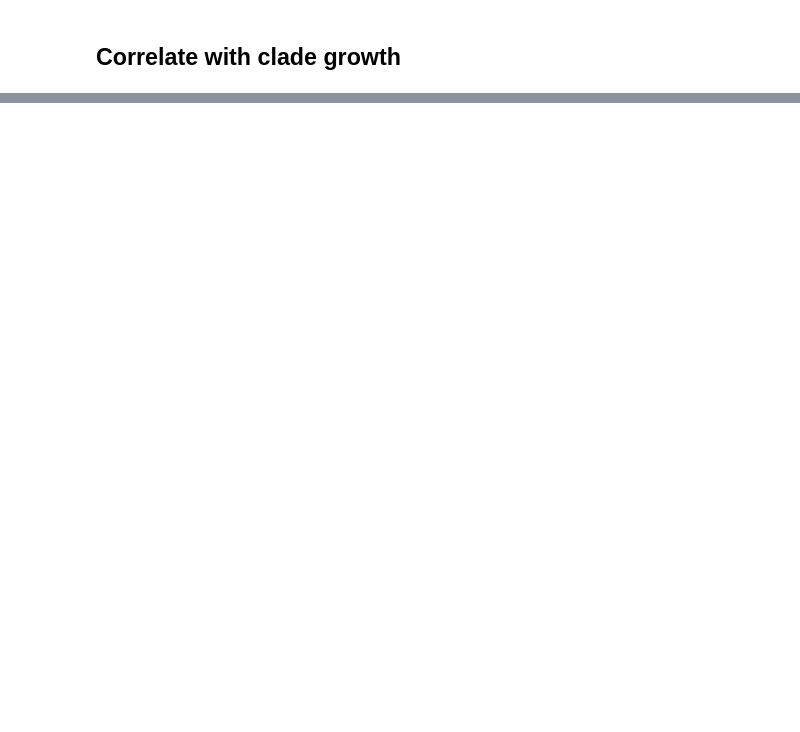
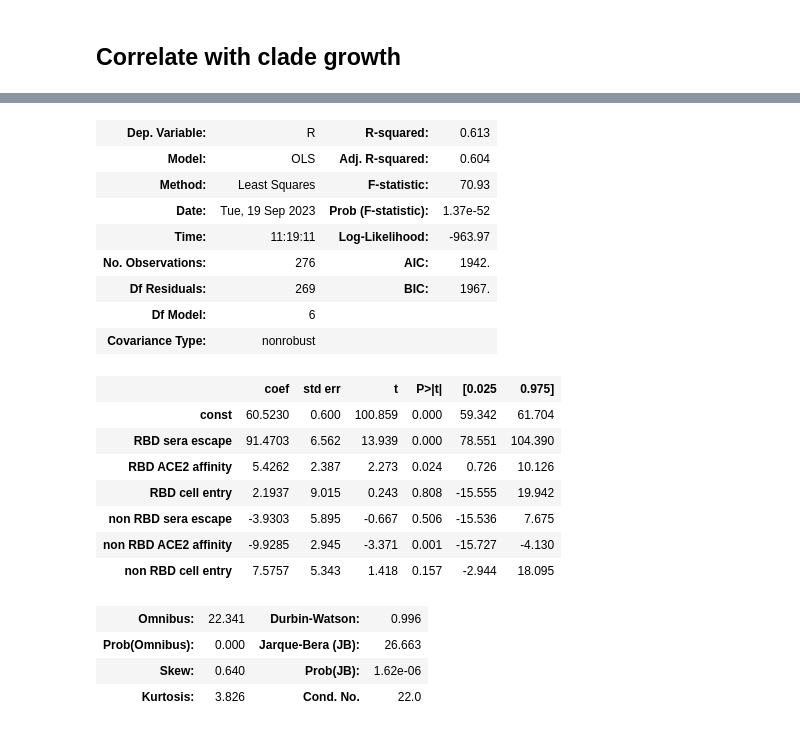
Before and after one commit to dms-vep/SARS-CoV-2_XBB.1.5_spike_DMS, a Jupyter notebook: notebooks/compare_natural.ipynb, the cells around one changed output, grey strips where cells are left out. Cells and saved outputs as stored; diff of their text form; code cells hidden in the pictures; blank space fills up the shorter version.

```diff
--- a/notebooks/compare_natural.ipynb
+++ b/notebooks/compare_natural.ipynb
@@ -28,7 +28,7 @@ pango_randomized_dms_phenotypes_csv = (
 )
 pango_by_date_html = "results/compare_natural/pango_dms_phenotypes_by_date.html"
 pango_affinity_vs_escape_html = "results/compare_natural/pango_affinity_vs_escape.html"
-n_random = 100
+n_random = 10
 exclude_clades = []
 
 import os
@@ -588,0 +546,57 @@ array(['L455F; F456L', 'L455F; F456L; S704L', 'L455F; F456L; V511I',
+# %%
+# pivot DMS data to get phenotypes
+ols_vars = (
+    pango_dms_growth_df
+    .rename(
+        columns={
+            "phenotype": "full spike",
+            "phenotype_RBD_only": "RBD",
+            "phenotype_nonRBD_only": "non RBD",
+        }
+    )
+    .assign(
+        # group muts missing data from all phenotypes
+        **{
+            f"muts_from_{dms_clade}_missing_data": lambda x: (
+                x.groupby("clade")
+                [f"muts_from_{dms_clade}_missing_data"]
+                .transform(
+                    lambda s: "; ".join(dict.fromkeys([m for ms in s.str.split("; ") for m in ms if m]))
+                )
+            ),
+        }
+    )
+    .pivot_table(
+        index=[
+            "clade",
+            "R",
+            "date",
+            "muts_from_XBB",
+            "muts_from_XBB.1.5",
+            "muts_from_XBB.1.5_missing_data",
+            "seq_volume",
+        ],
+        columns="DMS_phenotype",
+        values=["full spike", "RBD", "non RBD"],
+    )
+    .reset_index()
+)
+# flatten column names
+ols_vars.columns = [" ".join(c).strip() for c in ols_vars.columns.values]
+
+# https://www.einblick.ai/python-code-examples/ordinary-least-squares-regression-statsmodels/
+for name, exog_vars in [
+    ("full spike", [f"full spike {c}" for c in phenotypes]),
+    (
+        "RBD and non-RBD separately",
+        [f"{d} {c}" for d in ["RBD", "non RBD"] for c in phenotypes],
+    ),
+]:
+    print(f"Fitting for {name}:\n")
+    ols_model = statsmodels.api.OLS(
+        endog=ols_vars[["R"]],
+        exog=statsmodels.api.add_constant(ols_vars[exog_vars]),
+    )
+    res_ols = ols_model.fit()
+    display(res_ols.summary())
+# %% [output]
@@ -588,0 +627,21 @@ array(['L455F; F456L', 'L455F; F456L; S704L', 'L455F; F456L; V511I',
+| Dep. Variable: | R | R-squared: | 0.613 |
+| Model: | OLS | Adj. R-squared: | 0.604 |
+| Method: | Least Squares | F-statistic: | 70.93 |
+| Date: | Tue, 19 Sep 2023 | Prob (F-statistic): | 1.37e-52 |
+| Time: | 11:19:11 | Log-Likelihood: | -963.97 |
+| No. Observations: | 276 | AIC: | 1942. |
+| Df Residuals: | 269 | BIC: | 1967. |
+| Df Model: | 6 |  |  |
+| Covariance Type: | nonrobust |  |  |
+|  | coef | std err | t | P>|t| | [0.025 | 0.975] |
+| const | 60.5230 | 0.600 | 100.859 | 0.000 | 59.342 | 61.704 |
+| RBD sera escape | 91.4703 | 6.562 | 13.939 | 0.000 | 78.551 | 104.390 |
+| RBD ACE2 affinity | 5.4262 | 2.387 | 2.273 | 0.024 | 0.726 | 10.126 |
+| RBD cell entry | 2.1937 | 9.015 | 0.243 | 0.808 | -15.555 | 19.942 |
+| non RBD sera escape | -3.9303 | 5.895 | -0.667 | 0.506 | -15.536 | 7.675 |
+| non RBD ACE2 affinity | -9.9285 | 2.945 | -3.371 | 0.001 | -15.727 | -4.130 |
+| non RBD cell entry | 7.5757 | 5.343 | 1.418 | 0.157 | -2.944 | 18.095 |
+| Omnibus: | 22.341 | Durbin-Watson: | 0.996 |
+| Prob(Omnibus): | 0.000 | Jarque-Bera (JB): | 26.663 |
+| Skew: | 0.640 | Prob(JB): | 1.62e-06 |
+| Kurtosis: | 3.826 | Cond. No. | 22.0 |
```
Also changed, not shown: parts of 7 cells of this notebook.
